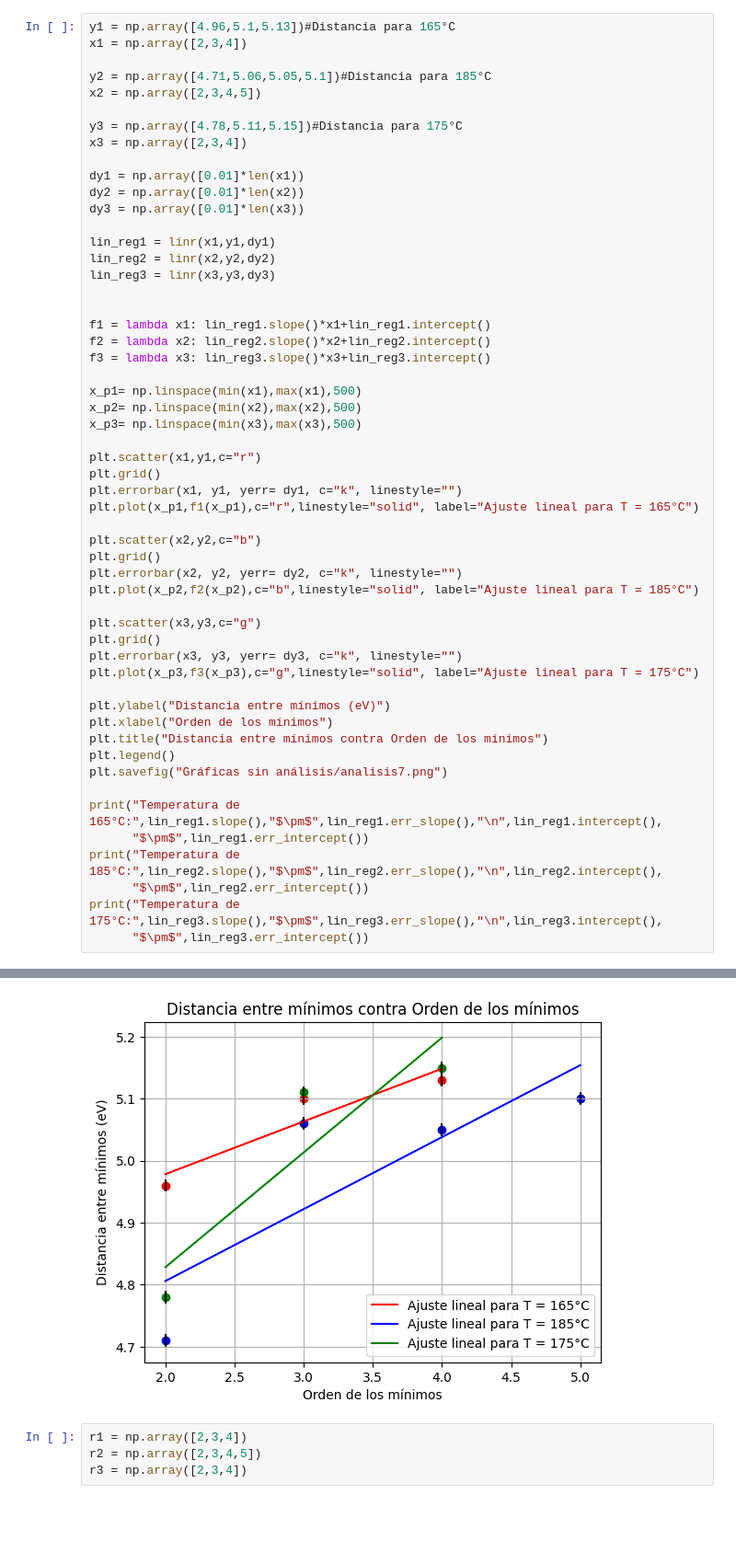
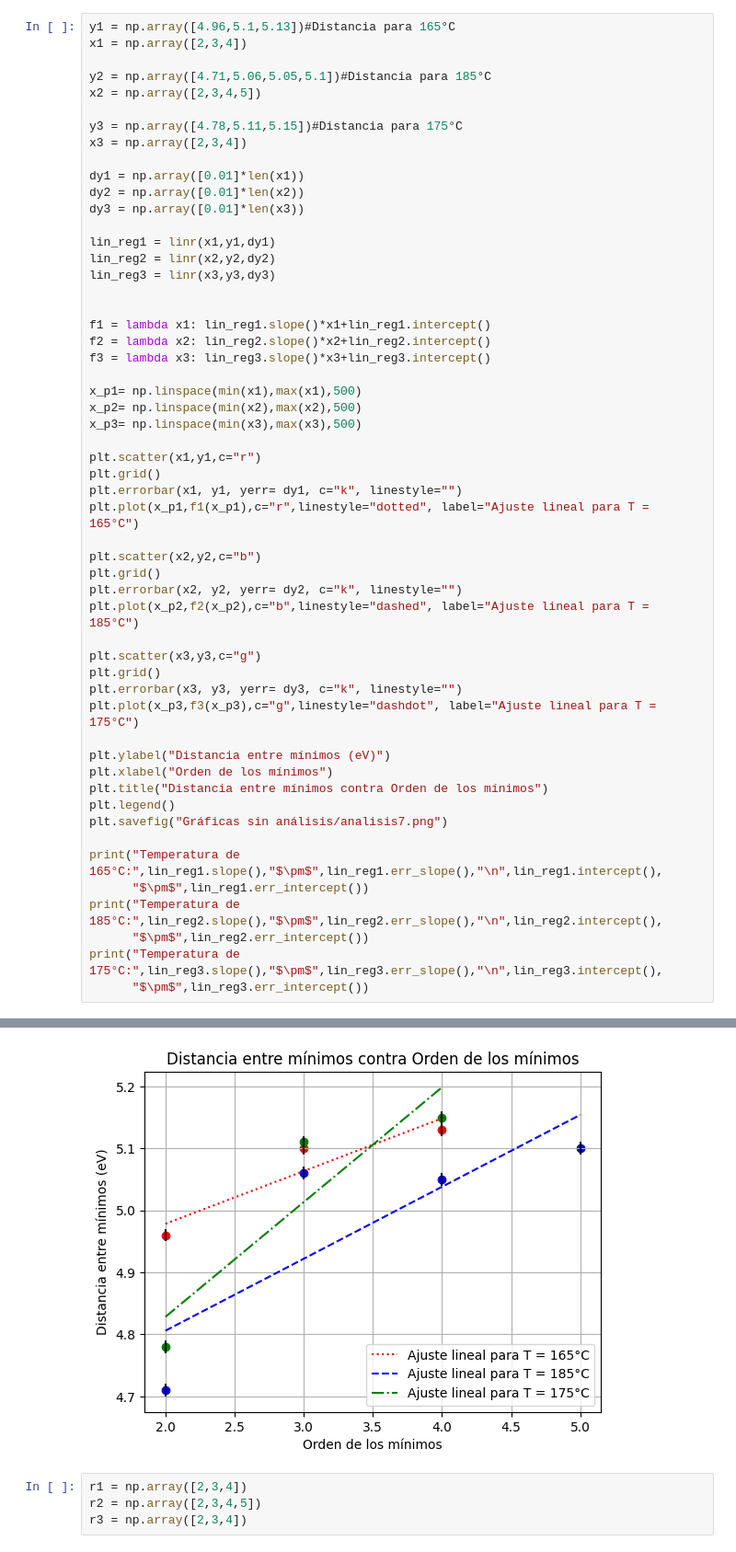
Before and after one commit to rcasasl/Laboratorio-Intermedio, a Jupyter notebook: Frank-Hertz/analisis.ipynb, the cells around one changed output, grey strips where cells are left out. Shown: that part at 92% size. Cells and saved outputs as stored; diff of their text form; blank space fills up the shorter version.

```diff
--- a/Frank-Hertz/analisis.ipynb
+++ b/Frank-Hertz/analisis.ipynb
@@ -407,38 +407,38 @@ x_p3= np.linspace(min(x3),max(x3),500)
 plt.scatter(x1,y1,c="r")
 plt.grid()
 plt.errorbar(x1, y1, yerr= dy1, c="k", linestyle="")
-plt.plot(x_p1,f1(x_p1),c="r",linestyle="solid", label="Ajuste lineal para T = 165°C")
+plt.plot(x_p1,f1(x_p1),c="r",linestyle="dotted", label="Ajuste lineal para T = 165°C")
 
 plt.scatter(x2,y2,c="b")
 plt.grid()
 plt.errorbar(x2, y2, yerr= dy2, c="k", linestyle="")
-plt.plot(x_p2,f2(x_p2),c="b",linestyle="solid", label="Ajuste lineal para T = 185°C")
+plt.plot(x_p2,f2(x_p2),c="b",linestyle="dashed", label="Ajuste lineal para T = 185°C")
 
 plt.scatter(x3,y3,c="g")
 plt.grid()
 plt.errorbar(x3, y3, yerr= dy3, c="k", linestyle="")
-plt.plot(x_p3,f3(x_p3),c="g",linestyle="solid", label="Ajuste lineal para T = 175°C")
+plt.plot(x_p3,f3(x_p3),c="g",linestyle="dashdot", label="Ajuste lineal para T = 175°C")
 
 plt.ylabel("Distancia entre mínimos (eV)")
 plt.xlabel("Orden de los mínimos")
 plt.title("Distancia entre mínimos contra Orden de los mínimos")
 plt.legend()
 plt.savefig("Gráficas sin análisis/analisis7.png")
 
 print("Temperatura de 165°C:",lin_reg1.slope(),"$\pm$",lin_reg1.err_slope(),"\n",lin_reg1.intercept(),
       "$\pm$",lin_reg1.err_intercept())
 print("Temperatura de 185°C:",lin_reg2.slope(),"$\pm$",lin_reg2.err_slope(),"\n",lin_reg2.intercept(),
       "$\pm$",lin_reg2.err_intercept())
 print("Temperatura de 175°C:",lin_reg3.slope(),"$\pm$",lin_reg3.err_slope(),"\n",lin_reg3.intercept(),
       "$\pm$",lin_reg3.err_intercept())
 # %% [output]
 Temperatura de 165°C: 0.085 $\pm$ 0.007071067811865475
  4.808333333333334 $\pm$ 0.0219848432637882
 Temperatura de 185°C: 0.116 $\pm$ 0.00447213595499958
  4.574 $\pm$ 0.016431676725154984
 Temperatura de 175°C: 0.185 $\pm$ 0.007071067811865475
  4.458333333333333 $\pm$ 0.0219848432637882
-[figure, old version]
+[figure, new version]
 # %%
 r1 = np.array([2,3,4])
 r2 = np.array([2,3,4,5])
```
Also changed, not shown: 17 other files.
